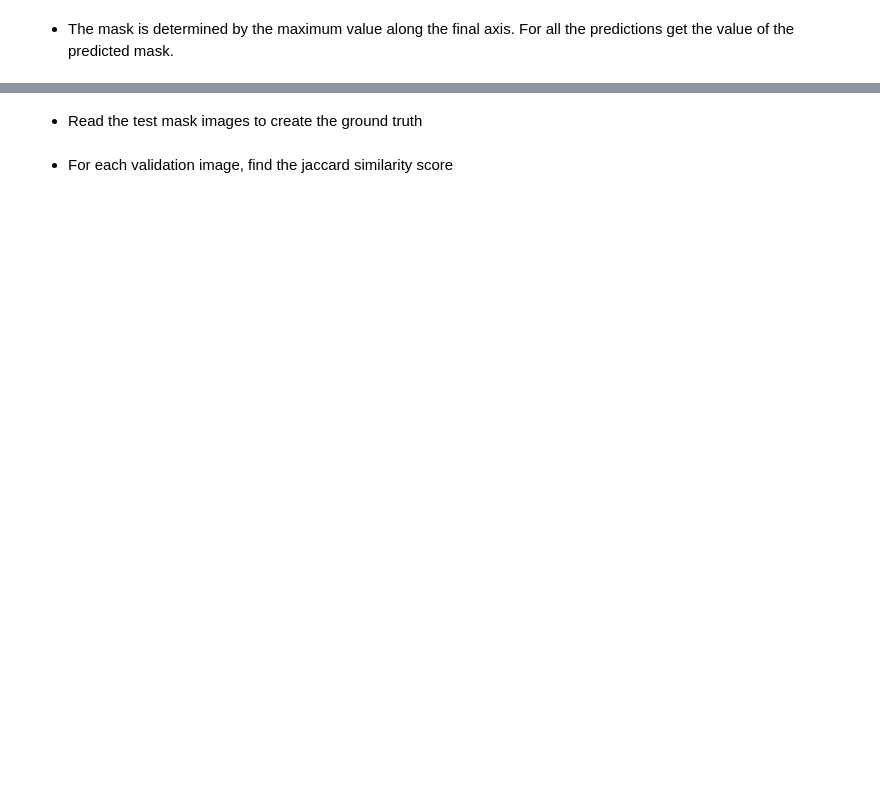
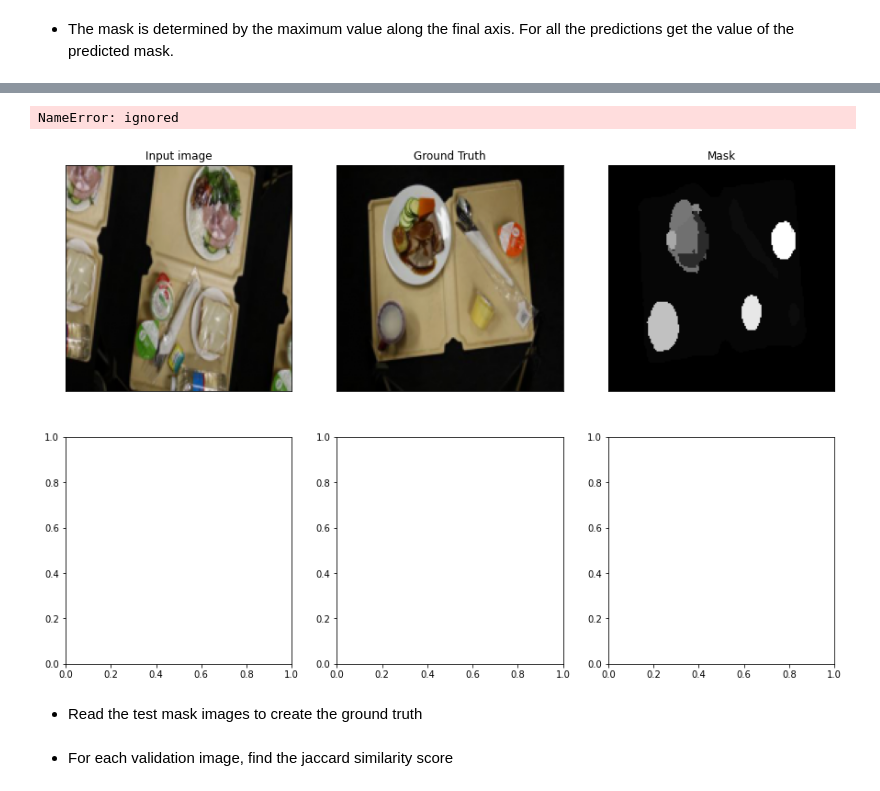
Before and after one commit to mario-rot/ComputerVisionCourse-MAI, a Jupyter notebook: Session 11/P11_Mario_Lauren.ipynb, the cells around one changed output, grey strips where cells are left out. Drawn from its saved outputs; the diff is of its cells as text; code cells hidden in the pictures; blank space fills up the shorter version.

```diff
--- a/Session 11/P11_Mario_Lauren.ipynb
+++ b/Session 11/P11_Mario_Lauren.ipynb
@@ -231,2 +311,8 @@ val_gen = ImageGeneator(batch_size, img_size, test_img_paths, test_mask_paths)
+# %%
+# solution
+
+callbacks = [
+    keras.callbacks.ModelCheckpoint("tray_segmentation.h5", save_best_only=True)
+]
 # %% [markdown]
 *   Train the model using fit method
@@ -234,0 +319,3 @@ val_gen = ImageGeneator(batch_size, img_size, test_img_paths, test_mask_paths)
+# %%
+# solution
+model.fit(train_gen, epochs=epochs, validation_data=val_gen, callbacks=callbacks)
@@ -239,6 +345,8 @@ val_gen = ImageGeneator(batch_size, img_size, test_img_paths, test_mask_paths)
 # %%
 batch_size = 1  # we define batch_size as 1 for inferencing
 
-val_gen = ImageGeneator(batch_size, img_size, test_img_paths, test_mask_paths)
+val_gen = ImageGenerator(batch_size, img_size, test_img_paths, test_mask_paths)
 # %%
 # solution
+
+val_preds = model.predict(val_gen)
@@ -249,3 +374,67 @@ val_gen = ImageGeneator(batch_size, img_size, test_img_paths, test_mask_paths)
+# %%
+from matplotlib import pyplot as plt
+from PIL.ImageOps import autocontrast
+from skimage.io import imread
+from skimage.transform import resize
+
+i = 0 # validation image index to display results
+
+f, axs = plt.subplots(2, 3, figsize=(15, 10))
+
+img1 = imread(train_img_paths[i])
+img1 = resize(img1, (160, 160))
+img2 = autocontrast(load_img(test_img_paths[i]))
+img2 = resize(np.array(img2), (160, 160))
+img3 = np.argmax(val_preds[i], axis=-1)
+
+axs[0][0].imshow(img1)
+axs[0][0].set_title('Input image')
+axs[0][0].set_xticks([])
+axs[0][0].set_yticks([])
+
+axs[0][1].imshow(img2)
+axs[0][1].set_title('Ground Truth')
+axs[0][1].set_xticks([])
+axs[0][1].set_yticks([])
+
+axs[0][2].imshow(img3, cmap="gray")
+axs[0][2].set_title('Mask')
+axs[0][2].set_xticks([])
+axs[0][2].set_yticks([])
+
+background = imread(train_img_paths[i])
+background = resize(background, (160, 160))
+
+axs[1][0].imshow(background)
+axs[1][0].imshow(img2, alpha=0.5)
+axs[1][0].set_title('GroundTruth overlaying on input')
+axs[1][0].set_xticks([])
+axs[1][0].set_yticks([])
+
+background = imread(train_img_paths[i])
+background = resize(background, (160, 160))
+mask = np.argmax(val_preds[i], axis=-1)
+
+axs[1][1].imshow(background)
+axs[1][1].imshow(mask, alpha=0.5)
+axs[1][1].set_title('Mask overlay input ')
+axs[1][1].set_xticks([])
+axs[1][1].set_yticks([])
+
+background = autocontrast(load_img(val_target_img_paths[i]))
+background = resize(np.array(background), (160, 160))
+mask = np.argmax(val_preds[i], axis=-1)
+
+axs[1][2].imshow(background)
+axs[1][2].imshow(mask, alpha=0.5)
+axs[1][2].set_title('Mask overlay on GT')
+axs[1][2].set_xticks([])
+axs[1][2].set_yticks([])
+
+plt.show()
+# %% [output]
+NameError: ignored
+[figure, added]
 # %% [markdown]
 *   Read the test mask images to create the ground truth
 # %%
```
Also changed, not shown: parts of 19 cells of this notebook.
